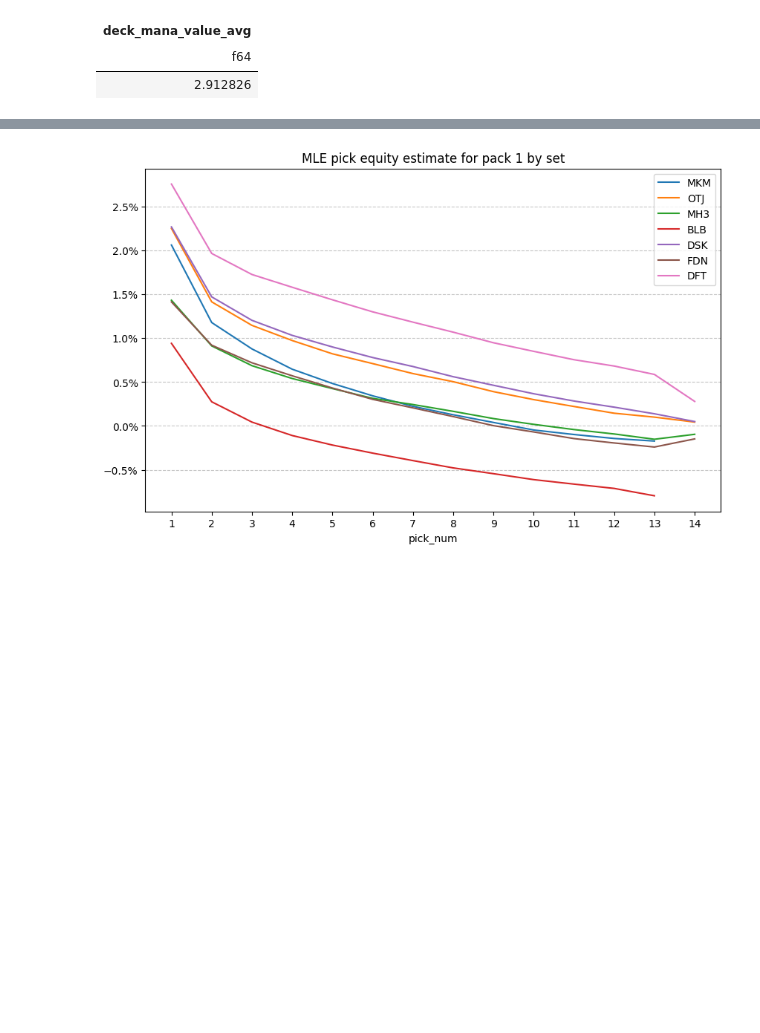
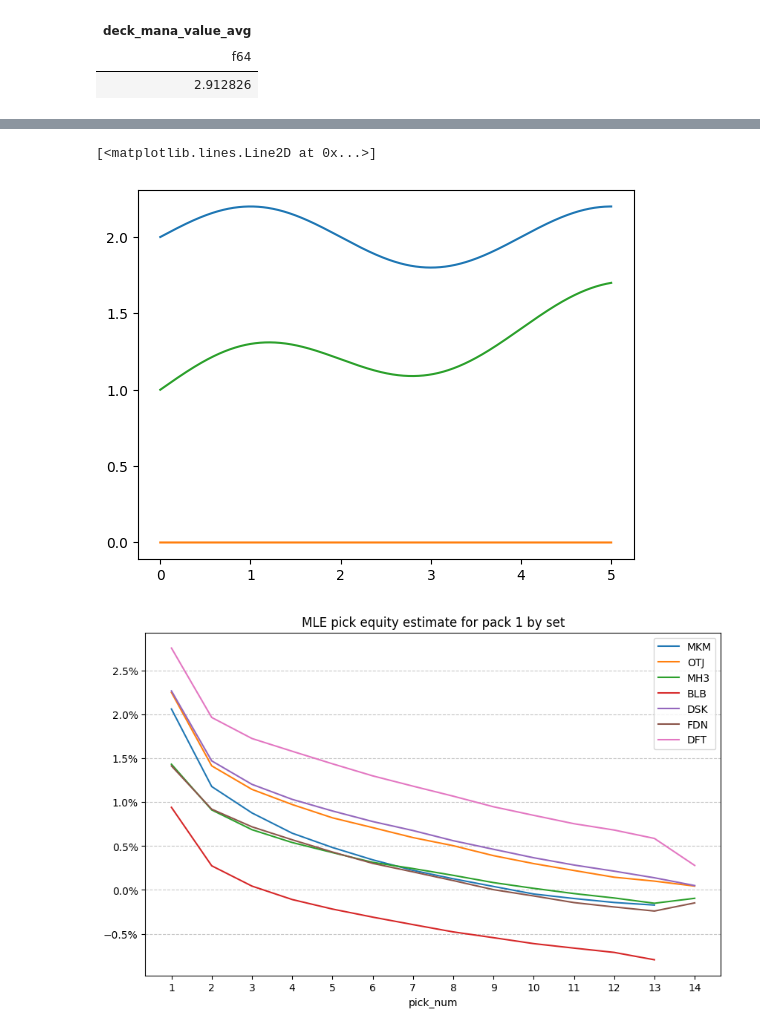
Before and after one commit to oelarnes/deq, a Jupyter notebook: nb/scratch.ipynb, the cells around one changed output, grey strips where cells are left out. Saved outputs shown, nothing was run; the diff lists cells and outputs as text; code cells hidden in the pictures; blank space fills up the shorter version.

```diff
--- a/nb/scratch.ipynb
+++ b/nb/scratch.ipynb
@@ -126,3 +128,15 @@ shape: (14, 2)
+# %%
+x = np.arange(0, 5, .001)
+y = .2 * np.sin(x * np.pi / 2) + 2
+y2 = 0 * np.sin(x * np.pi / 2)
+y3 = 0.1 * x + 1 + 0.2 * np.sin(x * np.pi / 2)
+
+plt.plot(x, y)
+plt.plot(x, y2)
+plt.plot(x, y3)
+# %% [output]
+[<matplotlib.lines.Line2D at 0x...>]
+[figure, added]
 # %%
 sets = ["MKM", "OTJ", "MH3", "BLB", "DSK", "FDN", "DFT"]
 pick_equity_col = -pl.col('remaining_pick_equity').diff().alias('pick_equity_raw')
```
Also changed, not shown: parts of 3 cells of this notebook, 7 other files.
